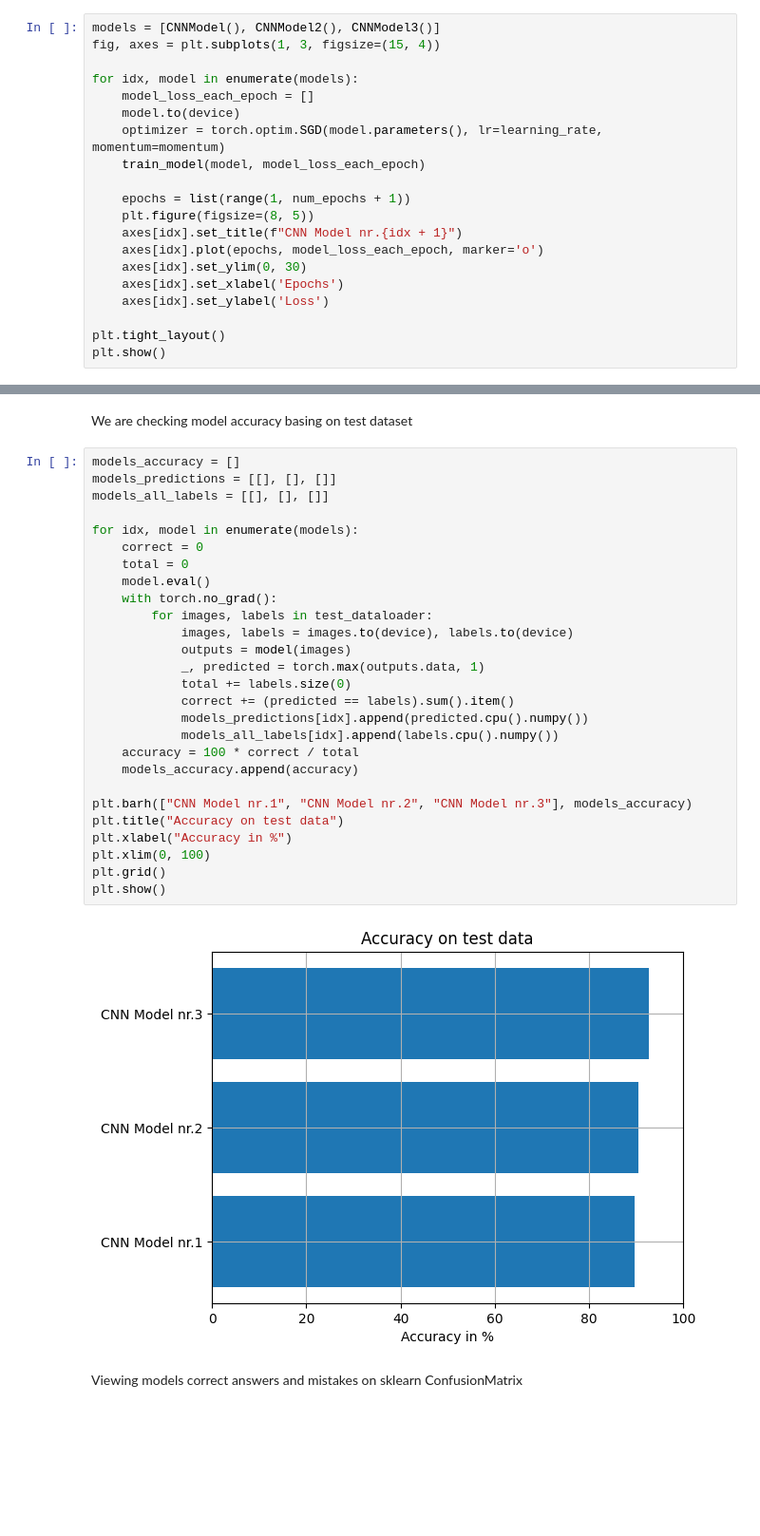
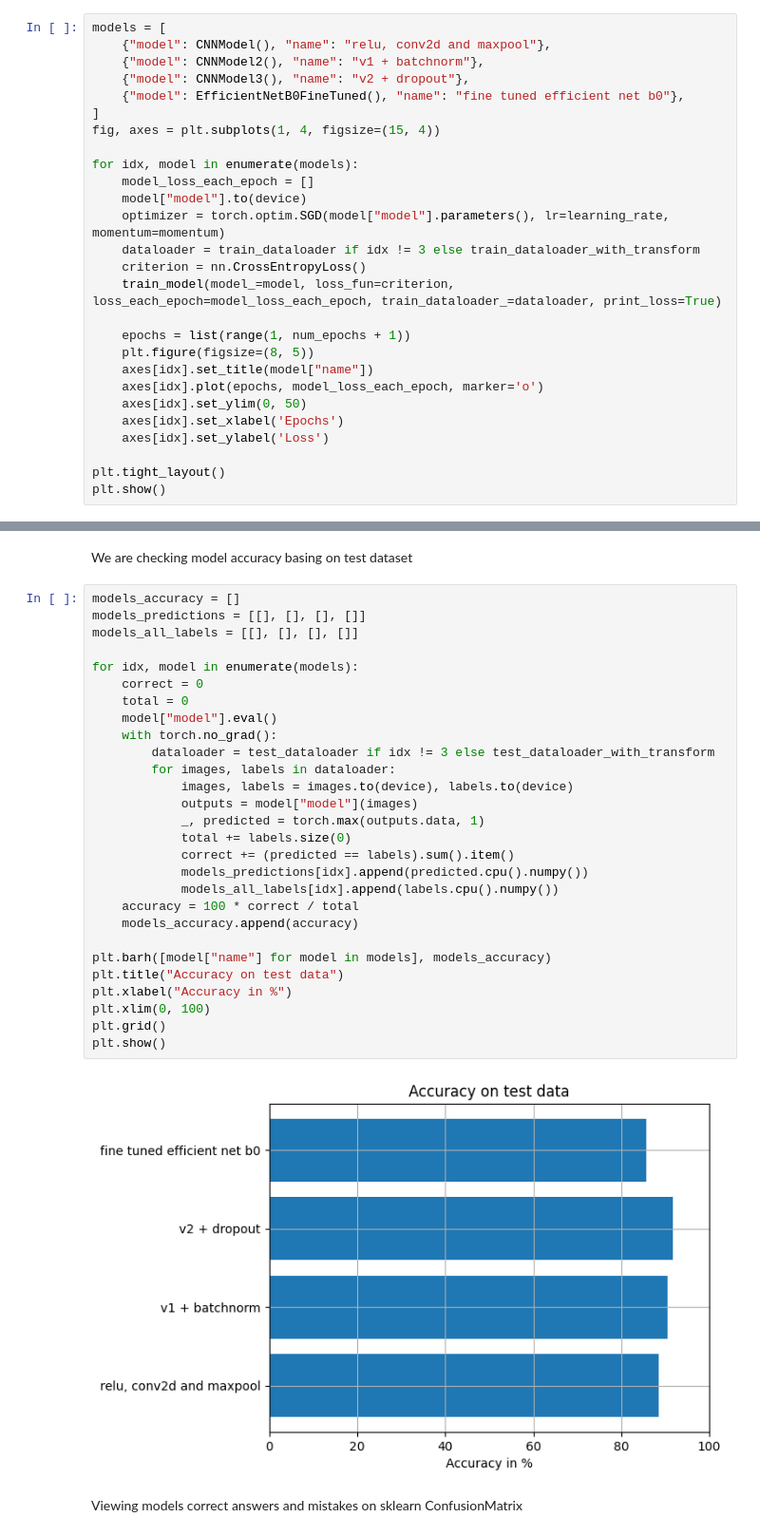
Before and after one commit to Matiar15/machinge-learning-universtity, a Jupyter notebook: fashion_mnist_cnn_model.ipynb, the cells around one changed output, grey strips where cells are left out. Shown: that part at 95% size. Drawn from its saved outputs; the diff is of its cells as text; blank space fills up the shorter version.

Commit message:
add fine-tuned model

```diff
--- a/fashion_mnist_cnn_model.ipynb
+++ b/fashion_mnist_cnn_model.ipynb
@@ -56,20 +71,27 @@ def train_model(model, loss_each_epoch, print_loss = False):
 We compare all of our models to check which one is performing the best, we plot
 data of loss over epochs
 # %%
-models = [CNNModel(), CNNModel2(), CNNModel3()]
-fig, axes = plt.subplots(1, 3, figsize=(15, 4))
+models = [
+    {"model": CNNModel(), "name": "relu, conv2d and maxpool"},
+    {"model": CNNModel2(), "name": "v1 + batchnorm"},
+    {"model": CNNModel3(), "name": "v2 + dropout"},
+    {"model": EfficientNetB0FineTuned(), "name": "fine tuned efficient net b0"},
+]
+fig, axes = plt.subplots(1, 4, figsize=(15, 4))
 
 for idx, model in enumerate(models):
     model_loss_each_epoch = []
-    model.to(device)
-    optimizer = torch.optim.SGD(model.parameters(), lr=learning_rate, momentum=momentum)
-    train_model(model, model_loss_each_epoch)
+    model["model"].to(device)
+    optimizer = torch.optim.SGD(model["model"].parameters(), lr=learning_rate, momentum=momentum)
+    dataloader = train_dataloader if idx != 3 else train_dataloader_with_transform
+    criterion = nn.CrossEntropyLoss()
+    train_model(model_=model, loss_fun=criterion, loss_each_epoch=model_loss_each_epoch, train_dataloader_=dataloader, print_loss=True)
 
     epochs = list(range(1, num_epochs + 1))
     plt.figure(figsize=(8, 5))
-    axes[idx].set_title(f"CNN Model nr.{idx + 1}")
+    axes[idx].set_title(model["name"])
     axes[idx].plot(epochs, model_loss_each_epoch, marker='o')
-    axes[idx].set_ylim(0, 30)
+    axes[idx].set_ylim(0, 50)
     axes[idx].set_xlabel('Epochs')
     axes[idx].set_ylabel('Loss')
 
@@ -84,33 +124,34 @@ plt.show()
 We are checking model accuracy basing on test dataset
 # %%
 models_accuracy = []
-models_predictions = [[], [], []]
-models_all_labels = [[], [], []]
+models_predictions = [[], [], [], []]
+models_all_labels = [[], [], [], []]
 
 for idx, model in enumerate(models):
     correct = 0
     total = 0
-    model.eval()
+    model["model"].eval()
     with torch.no_grad():
-        for images, labels in test_dataloader:
+        dataloader = test_dataloader if idx != 3 else test_dataloader_with_transform
+        for images, labels in dataloader:
             images, labels = images.to(device), labels.to(device)
-            outputs = model(images)
+            outputs = model["model"](images)
             _, predicted = torch.max(outputs.data, 1)
             total += labels.size(0)
             correct += (predicted == labels).sum().item()
             models_predictions[idx].append(predicted.cpu().numpy())
             models_all_labels[idx].append(labels.cpu().numpy())
     accuracy = 100 * correct / total
     models_accuracy.append(accuracy)
 
-plt.barh(["CNN Model nr.1", "CNN Model nr.2", "CNN Model nr.3"], models_accuracy)
+plt.barh([model["name"] for model in models], models_accuracy)
 plt.title("Accuracy on test data")
 plt.xlabel("Accuracy in %")
 plt.xlim(0, 100)
 plt.grid()
 plt.show()
 # %% [output]
-[figure, old version]
+[figure, new version]
 # %% [markdown]
 Viewing models correct answers and mistakes on sklearn ConfusionMatrix
 # %%
```
Also changed, not shown: parts of 8 cells of this notebook, 2 other files.
